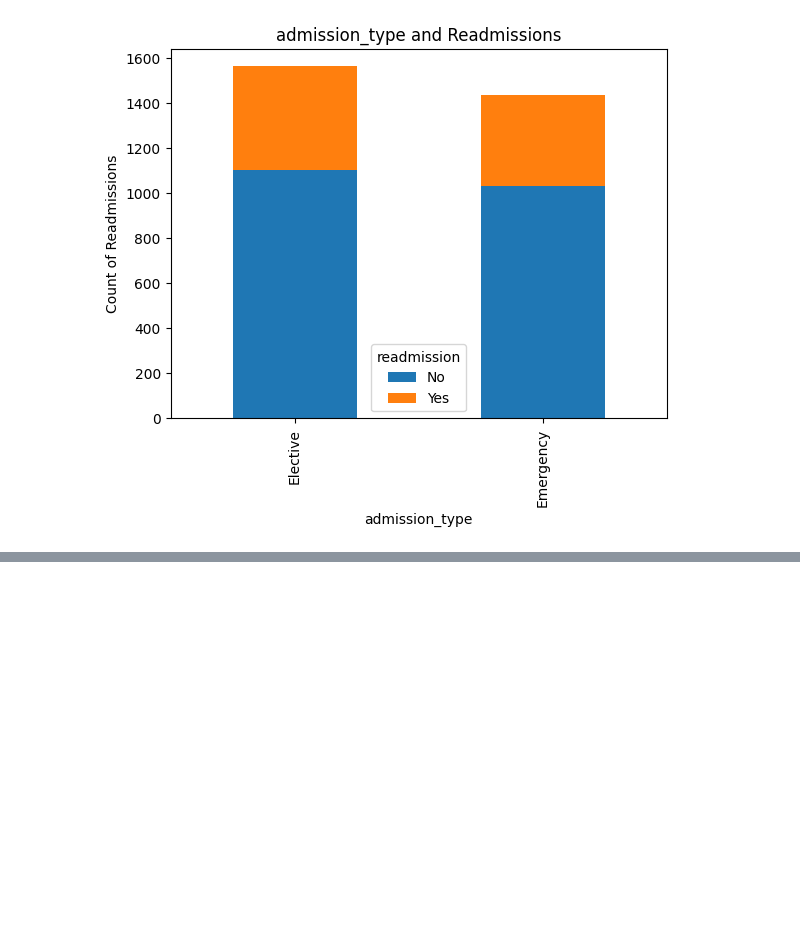
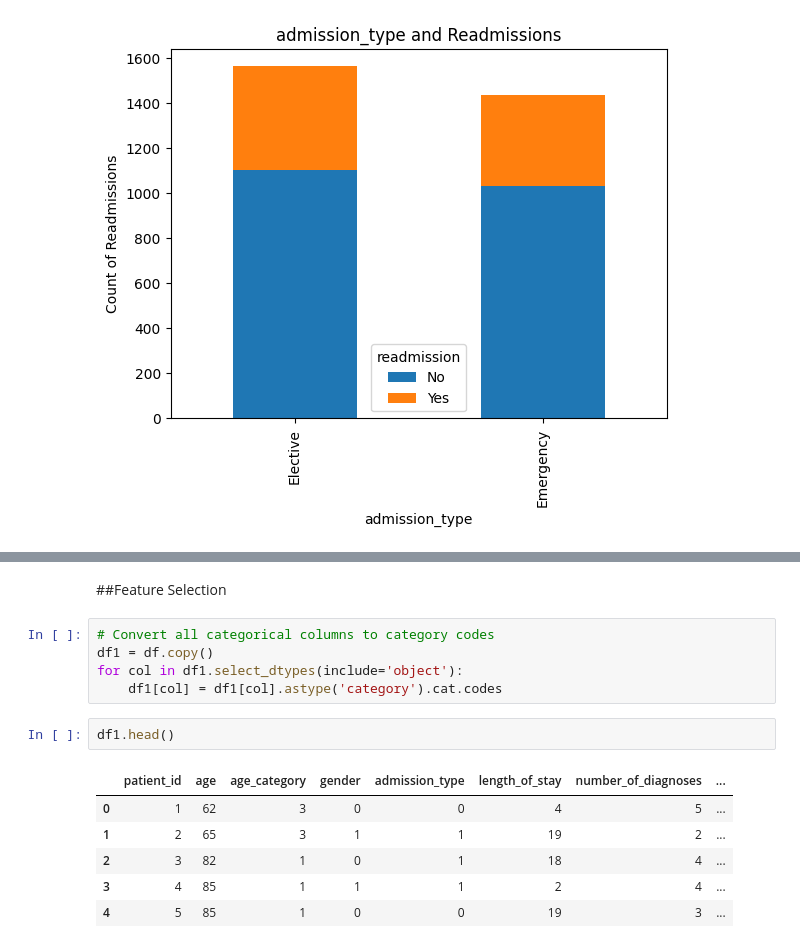
Before and after one commit to SibusisoTL/healthcare_startup_hospital_visits, a Jupyter notebook: hospitalvisits.ipynb, the cells around one changed output, grey strips where cells are left out. Saved outputs shown, nothing was run; the diff lists cells and outputs as text; blank space fills up the shorter version.

```diff
--- a/hospitalvisits.ipynb
+++ b/hospitalvisits.ipynb
@@ -196,0 +227,16 @@ Passing `palette` without assigning `hue` is deprecated and will be removed in v
+# %% [markdown]
+##Feature Selection
+# %%
+# Convert all categorical columns to category codes
+df1 = df.copy()
+for col in df1.select_dtypes(include='object'):
+    df1[col] = df1[col].astype('category').cat.codes
+# %%
+df1.head()
+# %% [output]
+|  | patient_id | age | age_category | gender | admission_type | length_of_stay | number_of_diagnoses | ... |
+| 0 | 1 | 62 | 3 | 0 | 0 | 4 | 5 | ... |
+| 1 | 2 | 65 | 3 | 1 | 1 | 19 | 2 | ... |
+| 2 | 3 | 82 | 1 | 0 | 1 | 18 | 4 | ... |
+| 3 | 4 | 85 | 1 | 1 | 1 | 2 | 4 | ... |
+| 4 | 5 | 85 | 1 | 0 | 0 | 19 | 3 | ... |
```
Also changed, not shown: parts of 11 cells of this notebook.
